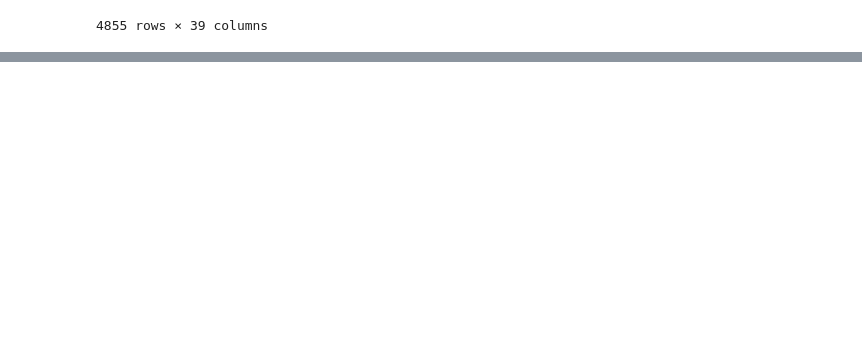
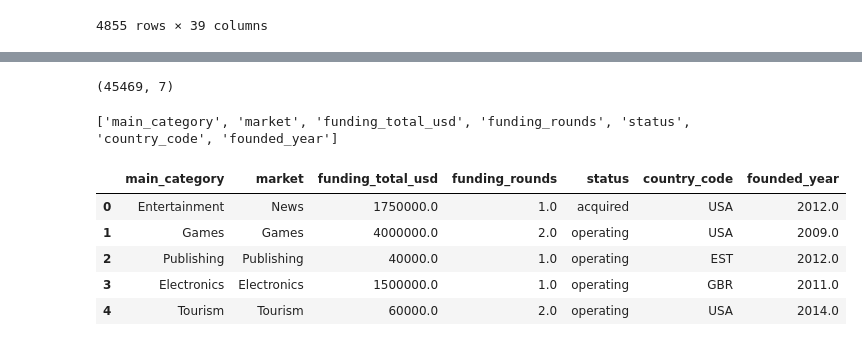
Before and after one commit to ikram713/startup-recommender, a Jupyter notebook: startup-recommender.ipynb, the cells around one changed output, grey strips where cells are left out. Saved outputs shown, nothing was run; the diff lists cells and outputs as text; code cells hidden in the pictures; blank space fills up the shorter version.

```diff
--- a/startup-recommender.ipynb
+++ b/startup-recommender.ipynb
@@ -78,0 +131,9 @@ data[data.duplicated()]  #to view the duplicate values
+# %%
+# Remove leading/trailing "|" and extra spaces
+data['category_list'] = data['category_list'].str.strip('|').str.strip()
+
+# Then split and take the first category
+data['main_category'] = data['category_list'].str.split('|').str[0]
+
+# Check again
+print(data[['category_list', 'main_category']].head(10))
@@ -78,0 +152,31 @@ data[data.duplicated()]  #to view the duplicate values
+# %%
+data = data[['main_category', 'market', 'funding_total_usd',
+            'funding_rounds', 'status', 'country_code', 'founded_year']]
+# %%
+data.shape
+# %% [output]
+(45469, 7)
+# %%
+data.columns = data.columns.str.strip()
+# %%
+print(data.columns.tolist())
+# %% [output]
+['main_category', 'market', 'funding_total_usd', 'funding_rounds', 'status', 'country_code', 'founded_year']
+# %%
+# Numerical
+data['funding_rounds'] = data['funding_rounds'].fillna(data['funding_rounds'].median())
+data['founded_year'] = data['founded_year'].fillna(data['founded_year'].median())
+
+# Categorical
+data['market'] = data['market'].fillna('Unknown')
+data['status'] = data['status'].fillna('Unknown')
+data['country_code'] = data['country_code'].fillna('Unknown')
+# %%
+data.head()
+# %% [output]
+|  | main_category | market | funding_total_usd | funding_rounds | status | country_code | founded_year |
+| 0 | Entertainment | News | 1750000.0 | 1.0 | acquired | USA | 2012.0 |
+| 1 | Games | Games | 4000000.0 | 2.0 | operating | USA | 2009.0 |
+| 2 | Publishing | Publishing | 40000.0 | 1.0 | operating | EST | 2012.0 |
+| 3 | Electronics | Electronics | 1500000.0 | 1.0 | operating | GBR | 2011.0 |
+| 4 | Tourism | Tourism | 60000.0 | 2.0 | operating | USA | 2014.0 |
```
Also changed, not shown: parts of 11 cells of this notebook.
